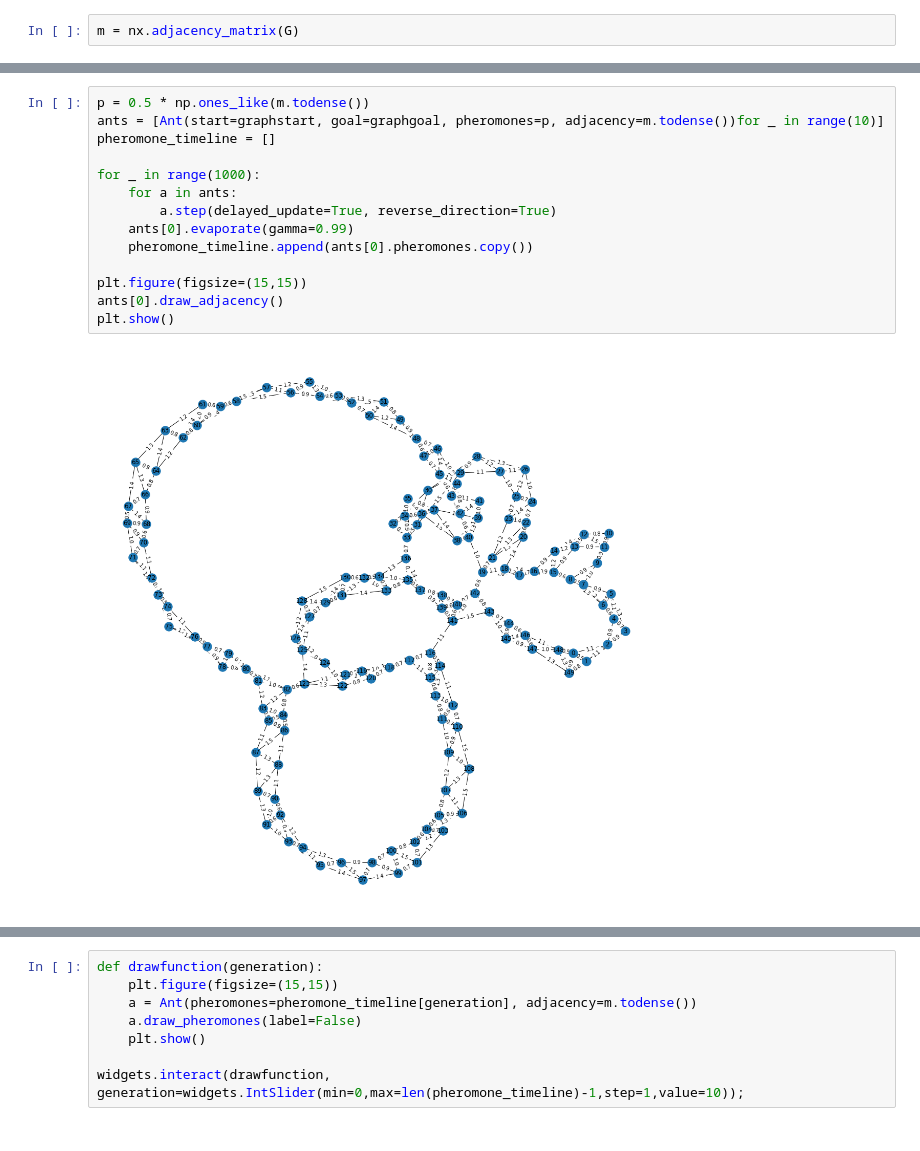
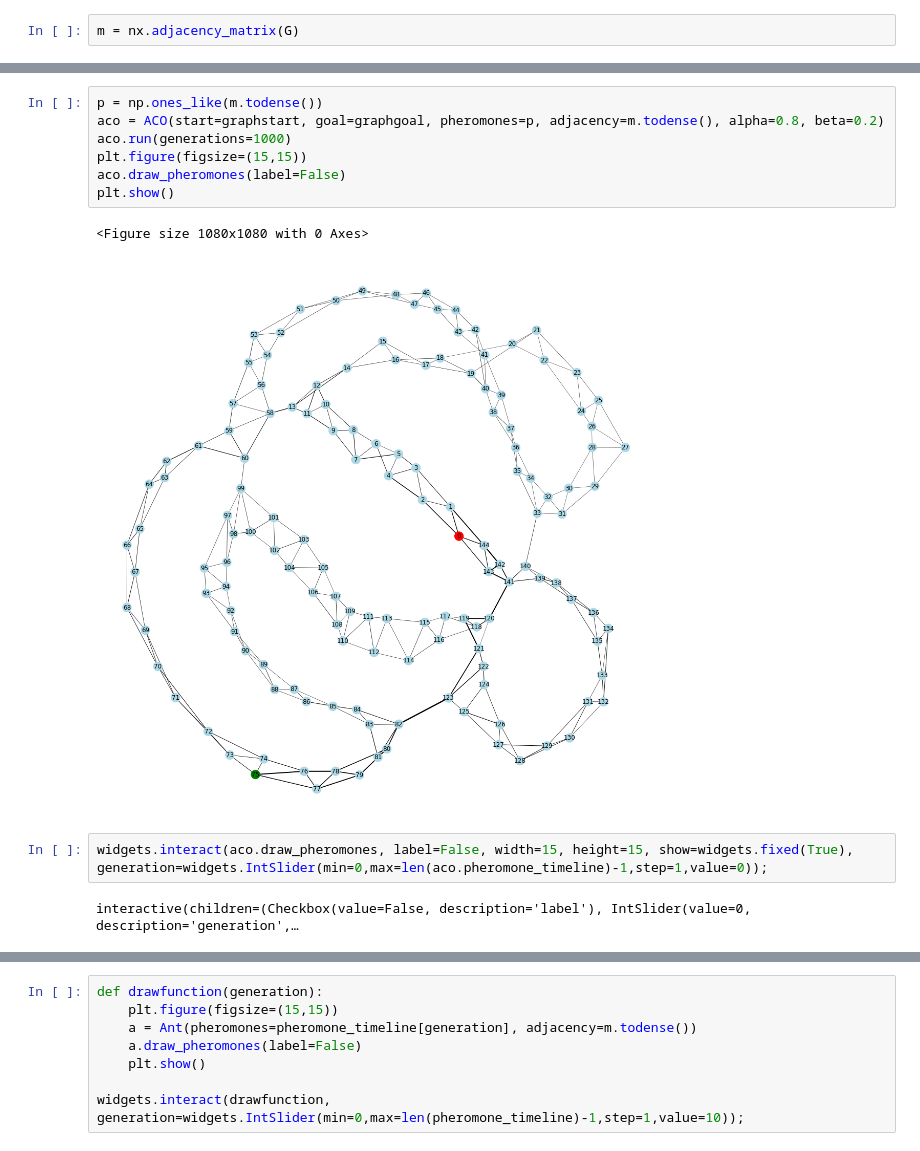
Before and after one commit to ovgu-FINken/ACO-MAPF, a Jupyter notebook: MAPF-ACO.ipynb, the cells around one changed output, grey strips where cells are left out. Saved outputs shown, nothing was run; the diff lists cells and outputs as text.

```diff
--- a/MAPF-ACO.ipynb
+++ b/MAPF-ACO.ipynb
@@ -175,16 +289,14 @@ class Ant:
-# %%
-p = 0.5 * np.ones_like(m.todense())
-ants = [Ant(start=graphstart, goal=graphgoal, pheromones=p, adjacency=m.todense())for _ in range(10)]
-pheromone_timeline = []
-
-for _ in range(1000):
-    for a in ants:
-        a.step(delayed_update=True, reverse_direction=True)
-    ants[0].evaporate(gamma=0.99)
-    pheromone_timeline.append(ants[0].pheromones.copy())
-
-plt.figure(figsize=(15,15))
-ants[0].draw_adjacency()
-plt.show()
-# %% [output]
-[figure, removed]
+# %%
+p = np.ones_like(m.todense())
+aco = ACO(start=graphstart, goal=graphgoal, pheromones=p, adjacency=m.todense(), alpha=0.8, beta=0.2)
+aco.run(generations=1000)
+plt.figure(figsize=(15,15))
+aco.draw_pheromones(label=False)
+plt.show()
+# %% [output]
+<Figure size 1080x1080 with 0 Axes>
+[figure, added]
+# %%
+widgets.interact(aco.draw_pheromones, label=False, width=15, height=15, show=widgets.fixed(True), generation=widgets.IntSlider(min=0,max=len(aco.pheromone_timeline)-1,step=1,value=0));
+# %% [output]
+interactive(children=(Checkbox(value=False, description='label'), IntSlider(value=0, description='generation',…
```
Also changed, not shown: parts of 11 cells of this notebook.
